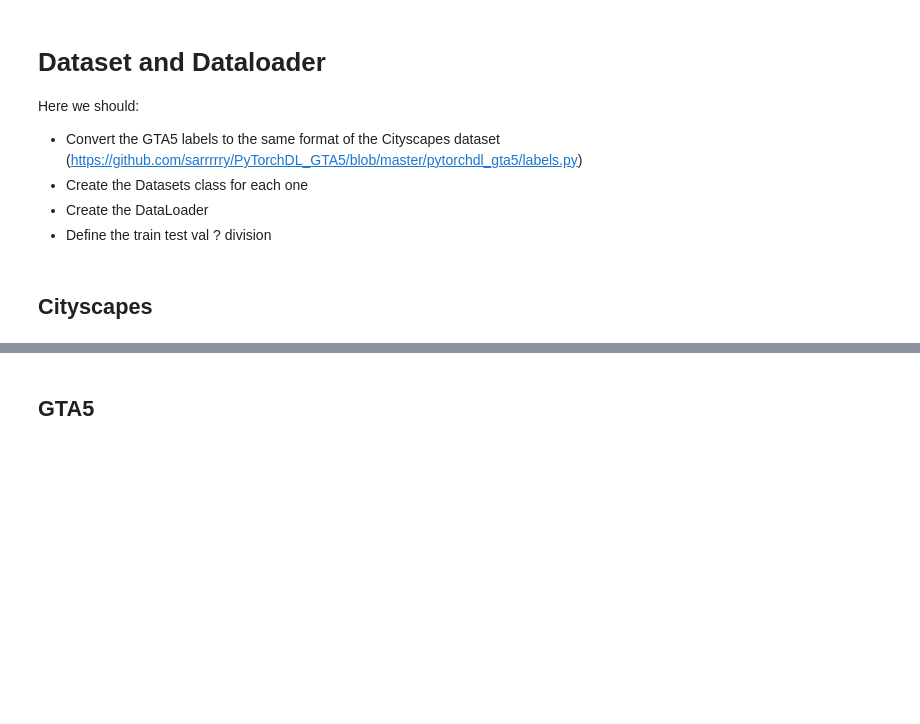
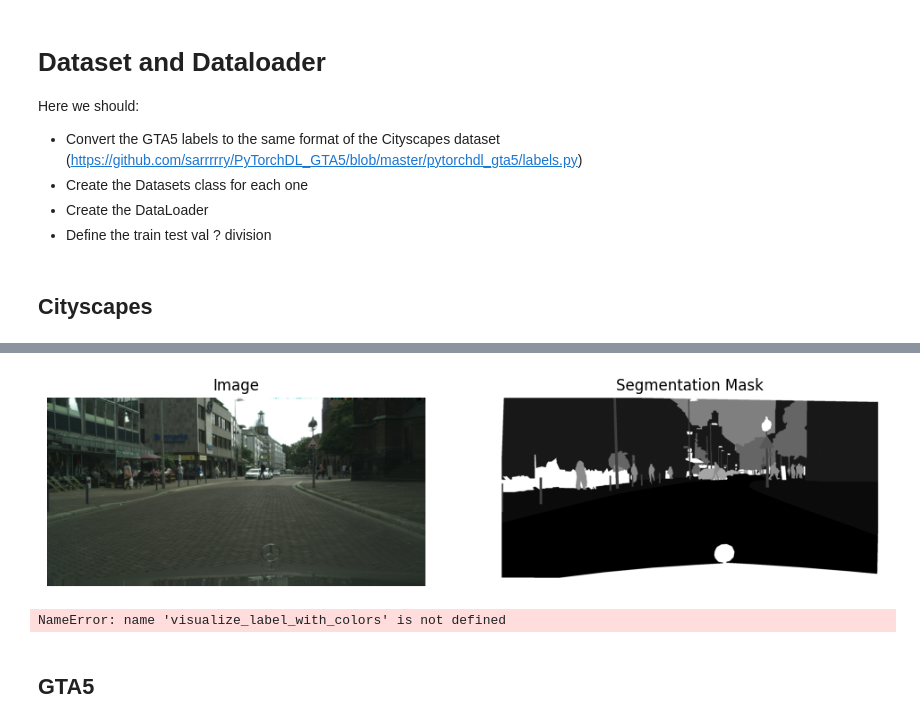
Before and after one commit to MateusWiteck/domain_adaptation_semantic_segmentation, a Jupyter notebook: Domain_Adaptation_in_Semantic_Segmentation_Notebook.ipynb, the cells around one changed output, grey strips where cells are left out. Saved outputs shown, nothing was run; the diff lists cells and outputs as text; code cells hidden in the pictures; blank space fills up the shorter version.

```diff
--- a/Domain_Adaptation_in_Semantic_Segmentation_Notebook.ipynb
+++ b/Domain_Adaptation_in_Semantic_Segmentation_Notebook.ipynb
@@ -72,3 +64,55 @@ Label shape: torch.Size([1024, 2048])
+# %%
+from datasets import CityScapes
+
+import matplotlib.pyplot as plt
+import random
+from torchvision import transforms
+
+# Path to your dataset (adjust here)
+root_dir = 'data/Cityscapes/Cityspaces'
+
+# Simple transforms (ToTensor only for the image)
+transform = transforms.ToTensor()
+
+# Instantiate the dataset
+dataset = CityScapes(root_dir=root_dir, split='train', transform=transform, label_transform=None)
+
+# Select a random index
+idx = random.randint(0, len(dataset) - 1)
+image, label_tensor = dataset[idx]
+
+# Convert the label to numpy for display
+label_np = label_tensor.numpy()
+
+# Plot
+fig, axes = plt.subplots(1, 2, figsize=(12, 6))
+axes[0].imshow(image.permute(1, 2, 0))  # Convert from [C, H, W] to [H, W, C]
+axes[0].set_title('Image')
+axes[0].axis('off')
+
+axes[1].imshow(label_np, cmap='gray', vmin=0, vmax=20)
+axes[1].set_title('Segmentation Mask')
+axes[1].axis('off')
+
+plt.show()
+
+#print("Output in numpy array format:")
+#print(label_np)
+#print("Output in tensor format:")
+#print(label_tensor)
+#print("Shape of label tensor:")
+#print(label_tensor.shape)
+
+# Plot the image in the color pattern given by the GTA dataset
+visualize_label_with_colors(label_np)
+
+# Print dataset information
+print(f"Dataset length: {len(dataset)}")
+print(f"Image shape: {image.shape}")
+print(f"Label shape: {label_tensor.shape}")
+# %% [output]
+[figure, added]
+NameError: name 'visualize_label_with_colors' is not defined
 # %% [markdown]
 ## GTA5
 # %%
```
Also changed, not shown: parts of 4 cells of this notebook, 7 other files.
